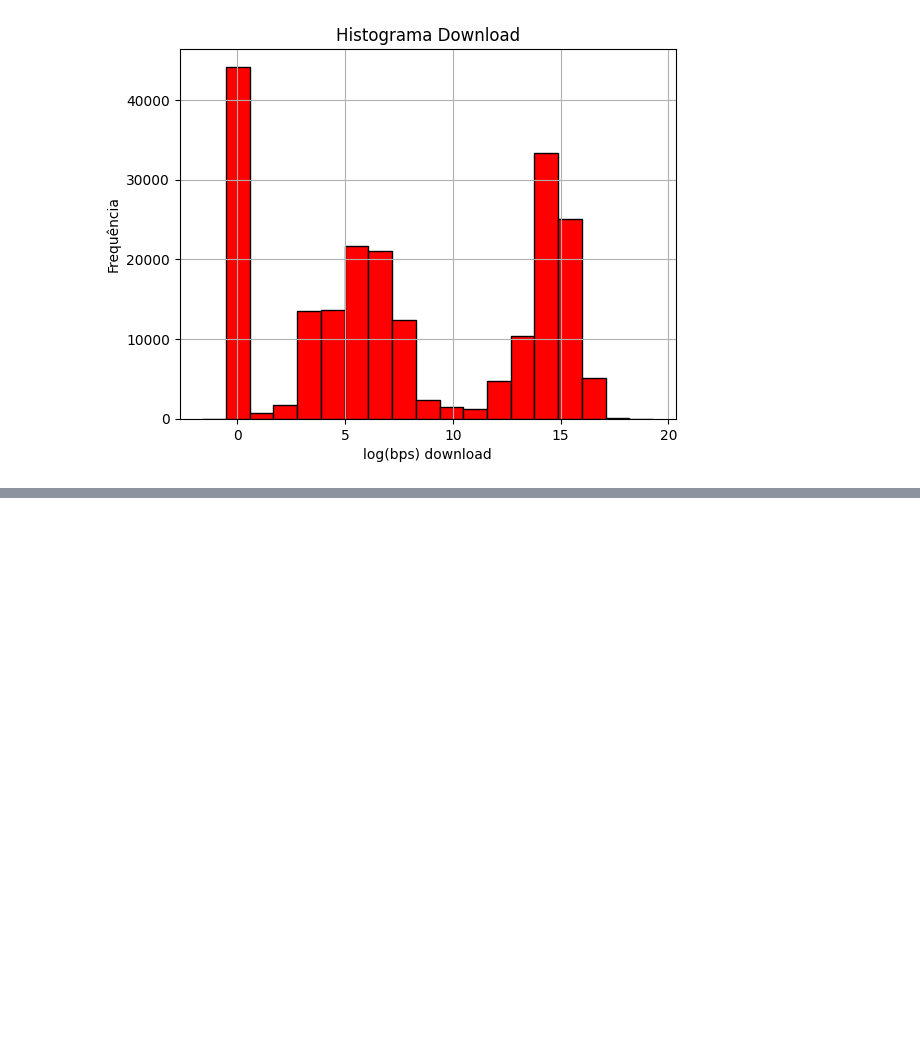
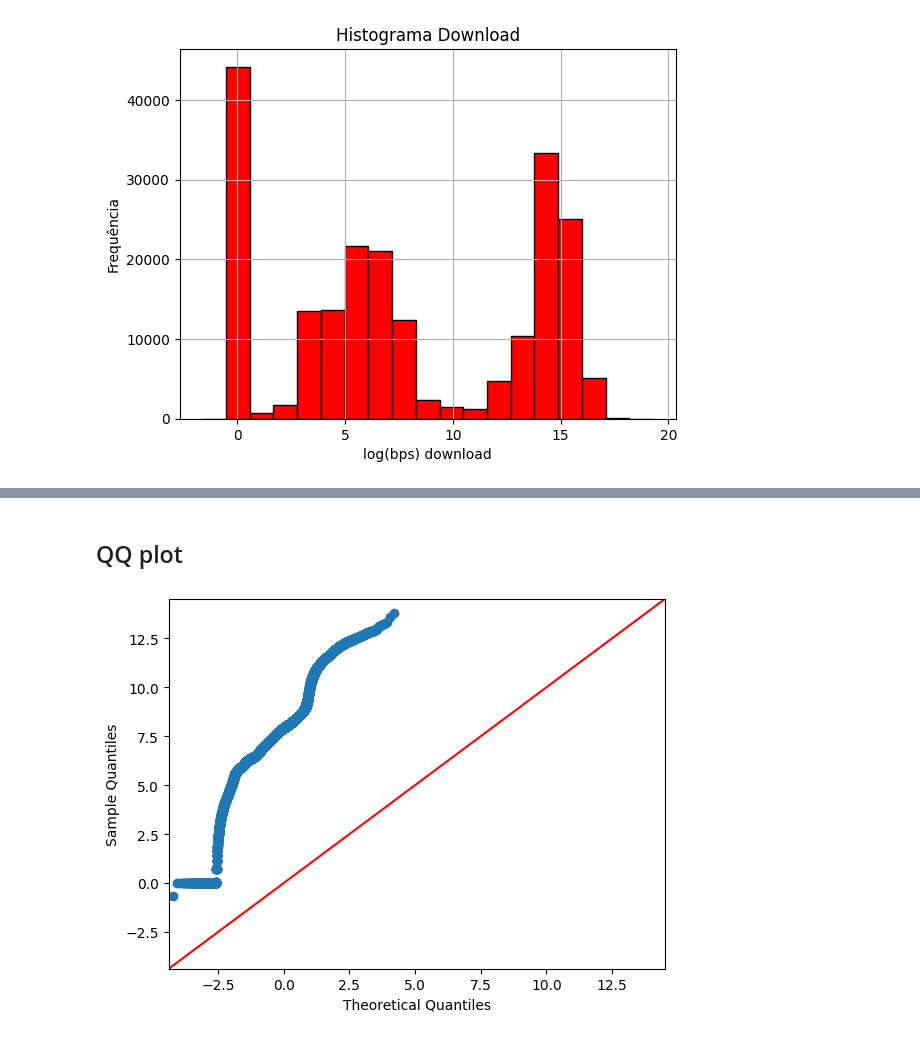
Before and after one commit to VieiraEnzo/TrabProbest, a Jupyter notebook: main.ipynb, the cells around one changed output, grey strips where cells are left out. Cells and saved outputs as stored; diff of their text form; code cells hidden in the pictures; blank space fills up the shorter version.

```diff
--- a/main.ipynb
+++ b/main.ipynb
@@ -648,0 +651,8 @@ plt.show()
+# %% [markdown]
+## QQ plot
+# %%
+plt.figure()
+sm.qqplot_2samples(smart_up_max.upLog,chrome_up_max.upLog,line = '45')
+plt.show()
+# %% [output]
+[figure, added]
```
Also changed, not shown: parts of 6 cells of this notebook.
